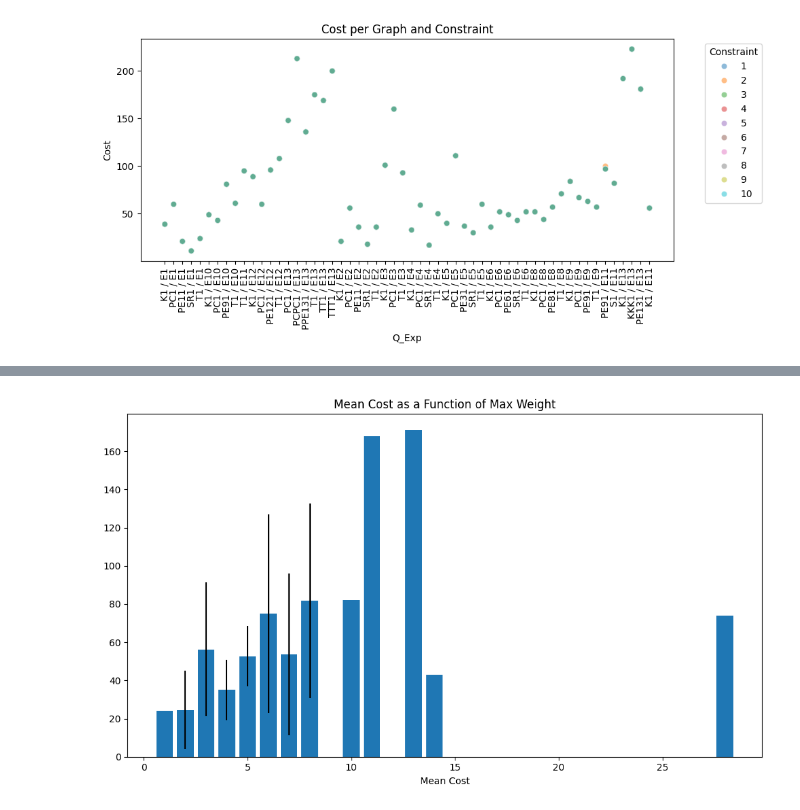
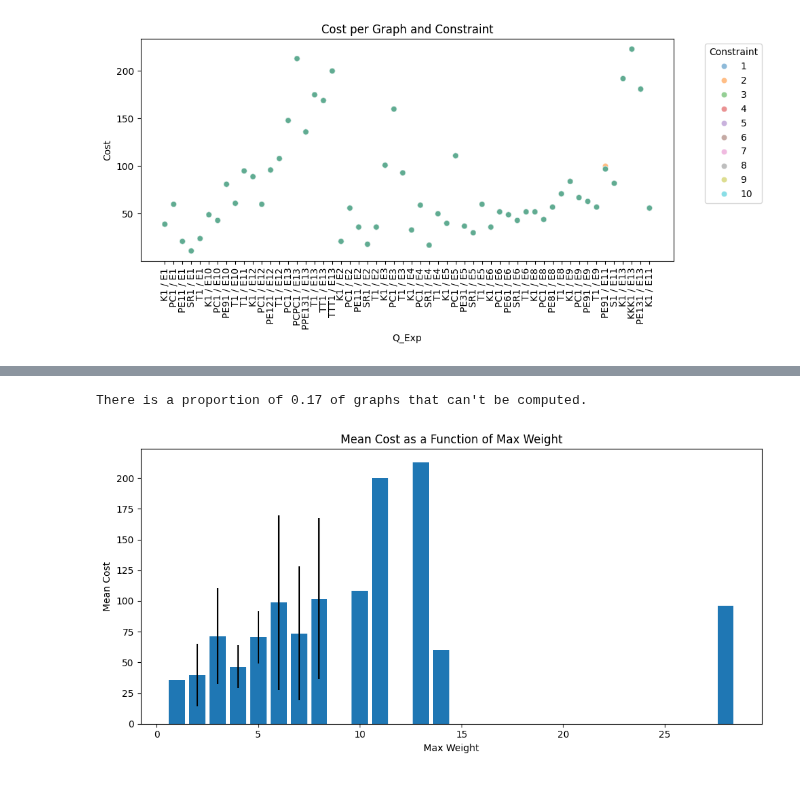
Before and after one commit to ManRev/cost_liquid_democracy, a Jupyter notebook: costly_democracy.ipynb, the cells around one changed output, grey strips where cells are left out. Cells and saved outputs as stored; diff of their text form; code cells hidden in the pictures.

```diff
--- a/costly_democracy.ipynb
+++ b/costly_democracy.ipynb
@@ -420,5 +466,5 @@ df.head()
 - AverageExpertise is the expertise of that user for that task
 - Weight is the number of person a user represents
 # %%
-df['AverageExpertise'] = df['AverageExpertise'].apply(lambda x: 1 + int(10-round(x, 1)*10)) # to trun expertise into a cost between 0 and 10. An expertise of 1 is turned to a voting cost of 0.
+df['AverageExpertise'] = df['AverageExpertise'].apply(lambda x: int(10-round(x, 1)*10)) # to trun expertise into a cost between 0 and 10. An expertise of 1 is turned to a voting cost of 0.
 # %%
@@ -524,13 +559,21 @@ plt.show()
 # %%
+grouped = df.groupby(['ExpNum', 'CodeExclu']).first().CodeQuestion.reset_index()
 data_outcome = []
-for s in [1]:
-    print(s)
-    for ind, row in grouped.reset_index()[['ExpNum', 'CodeQuestion']].iterrows():
+count_issues = []
+for s in range(1,2):
+    print(f"With max lenght constraint of {s}")
+    for ind, row in grouped[['ExpNum', 'CodeQuestion']].iterrows():
         try:
+            count_issues.append(0)
             graph, voting_cost = build_graph(row.CodeQuestion, row.ExpNum)
             cost = run_for_connected_components(graph, voting_cost, [1]*len(graph), s)
             data_outcome.append([row.CodeQuestion, row.ExpNum, s, cost])
         except:
-            continue
+            print('Graph on which the code does not run:', row.CodeQuestion, row.ExpNum)
+            print('Graph: ', graph)
+            print('Voting Cost: ', voting_cost)
+            count_issues.append(1)
+            print( )
 df_output = pd.DataFrame(data_outcome, columns=['Question', 'ExpNum', 'Constraint', 'Cost'])
+sum(count_issues), len(count_issues)
 # %% [output]
@@ -538 +598,5 @@ df_output = pd.DataFrame(data_outcome, columns=['Question', 'ExpNum', 'Constrain
+# %%
+print(f"There is a proportion of {round(sum(count_issues)/len(count_issues), 2)} of graphs that can't be computed.")
+# %% [output]
+There is a proportion of 0.17 of graphs that can't be computed.
 # %%
@@ -545,13 +608,13 @@ df_merged = pd.merge(summary, max_weight, on=['ExpNum', 'Question'], how='left')
 # %%
 top = df_merged.groupby('Weight')['mean'].agg(['mean', 'std']).reset_index()
 
-
-plt.figure(figsize=(10, 6))
+plt.figure(figsize=(10, 5))
 plt.bar(top['Weight'], top['mean'], yerr=top['std'])
-plt.xlabel('Mean Cost')
+plt.xlabel('Max Weight')
+plt.ylabel('Mean Cost')
 plt.title('Mean Cost as a Function of Max Weight')
 # plt.gca().invert_yaxis()  # Highest on top
 plt.tight_layout()
 plt.show()
 # %% [output]
-[figure, old version]
+[figure, new version]
```
Also changed, not shown: parts of 8 cells of this notebook.
